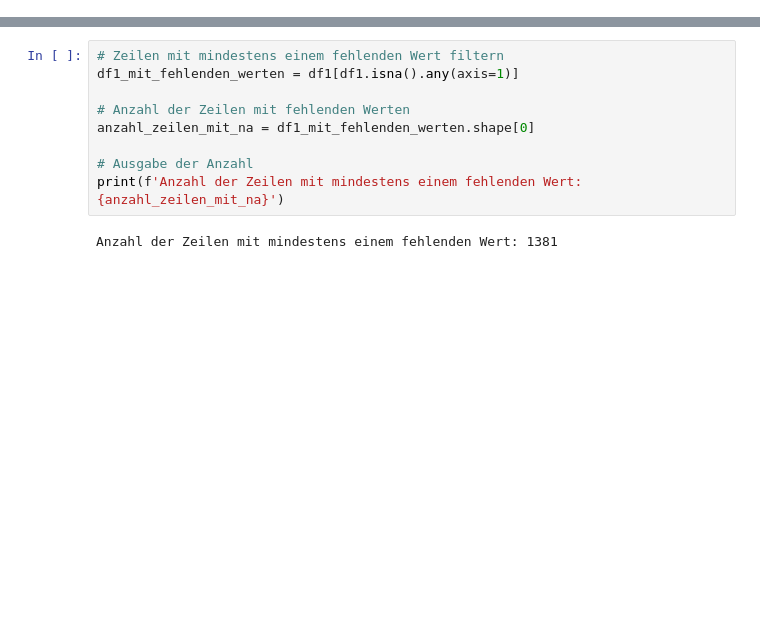
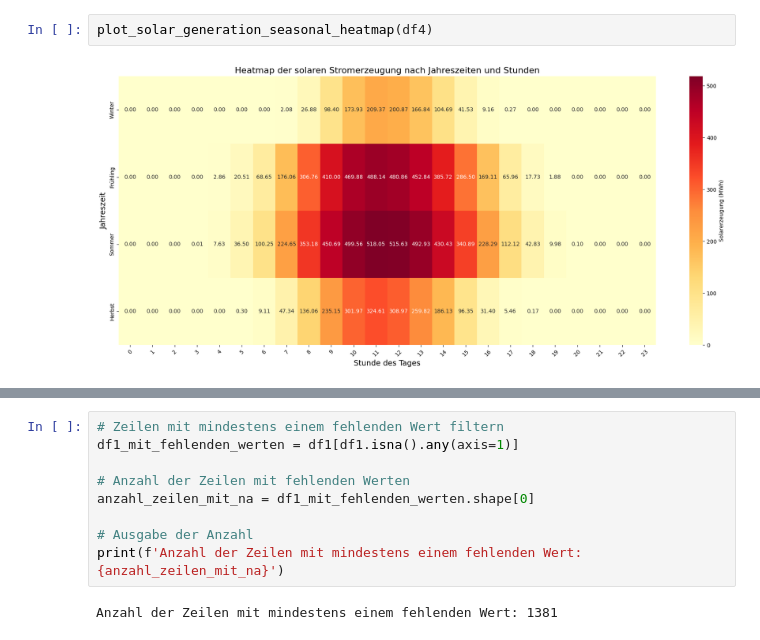
Before and after one commit to QMoWo/ML1-SolarForecasting_PowerRangers, a Jupyter notebook: Analyse_Training/test_jd.ipynb, the cells around one changed output, grey strips where cells are left out. Cells and saved outputs as stored; diff of their text form; blank space fills up the shorter version.

```diff
--- a/Analyse_Training/test_jd.ipynb
+++ b/Analyse_Training/test_jd.ipynb
@@ -31,3 +70,7 @@ df4 = pd.read_parquet('../Daten/energy_train.parquet')
+# %%
+plot_solar_generation_seasonal_heatmap(df4)
+# %% [output]
+[figure, added]
 # %%
 import missingno as msno
 import matplotlib.pyplot as plt
```
Also changed, not shown: parts of 13 cells of this notebook, 3 other files.
